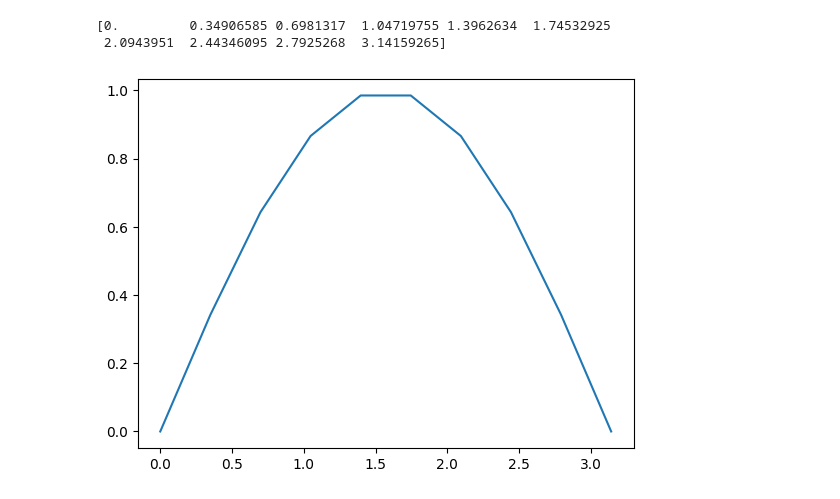
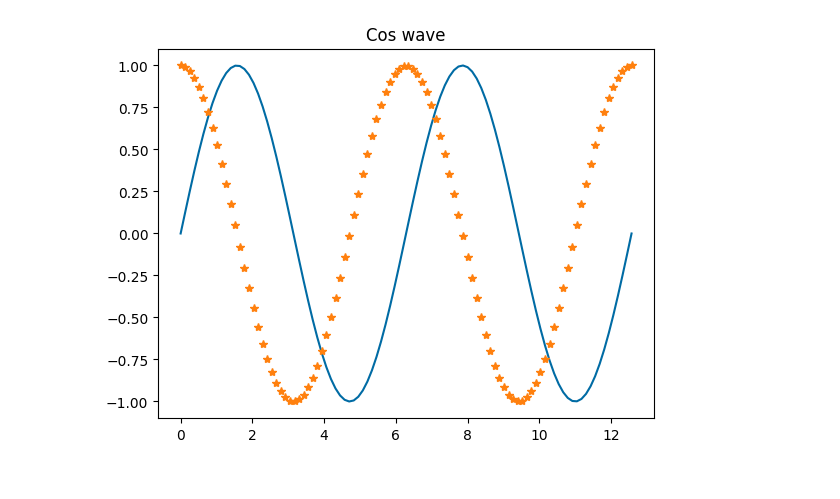
Before and after one commit to prayantgupta15/DataEngineering, a Jupyter notebook: plots.ipynb, the cells around one changed output. Cells and saved outputs as stored; diff of their text form; code cells hidden in the pictures.

```diff
--- a/plots.ipynb
+++ b/plots.ipynb
@@ -7,10 +24,17 @@ import numpy as np
 # %%
-x = np.linspace(0,np.pi,10)
-print(x)
+x = np.linspace(0,4*np.pi,100)
+# print(x)
+
 sin_y = np.sin(x)
-plt.plot(x,sin_y)
+cos_y=np.cos(x)
+
+
+plt.plot(x,sin_y,'-')
+plt.plot(x,cos_y,'*')
+
+# plt.legend(loc='upper right')
+plt.title("Sine Wave")
+plt.title("Cos wave")
 plt.show()
 # %% [output]
-[0.         0.34906585 0.6981317  1.04719755 1.3962634  1.74532925
- 2.0943951  2.44346095 2.7925268  3.14159265]
-[figure, old version]
+[figure, new version]
```
Also changed, not shown: parts of 11 cells of this notebook.
